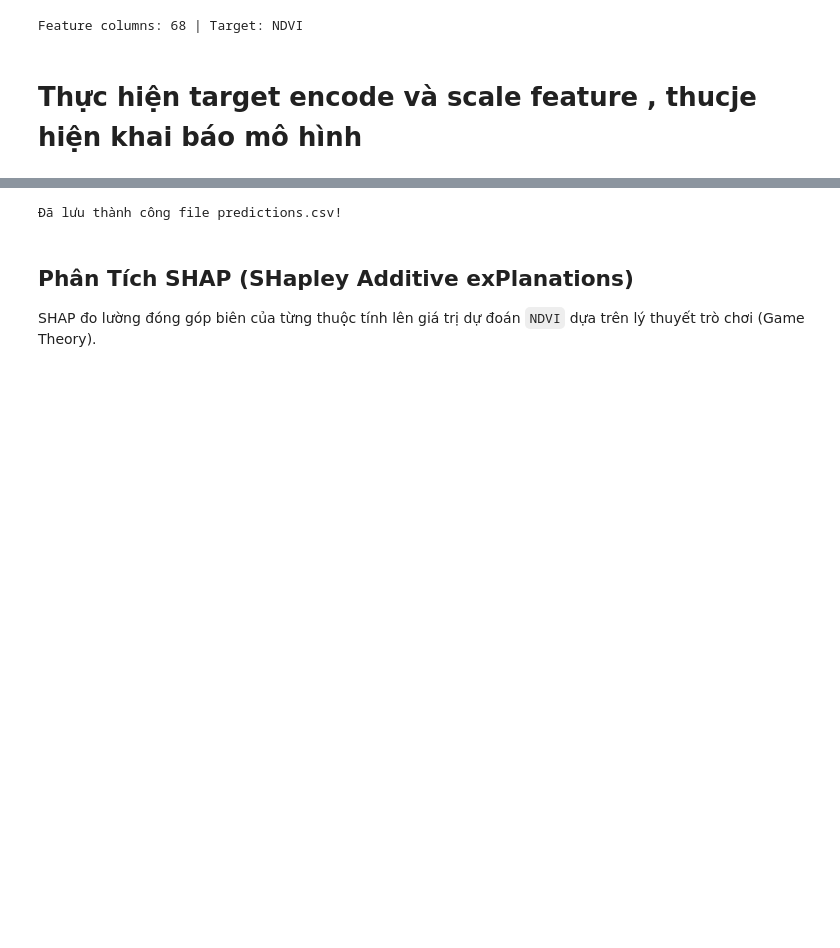
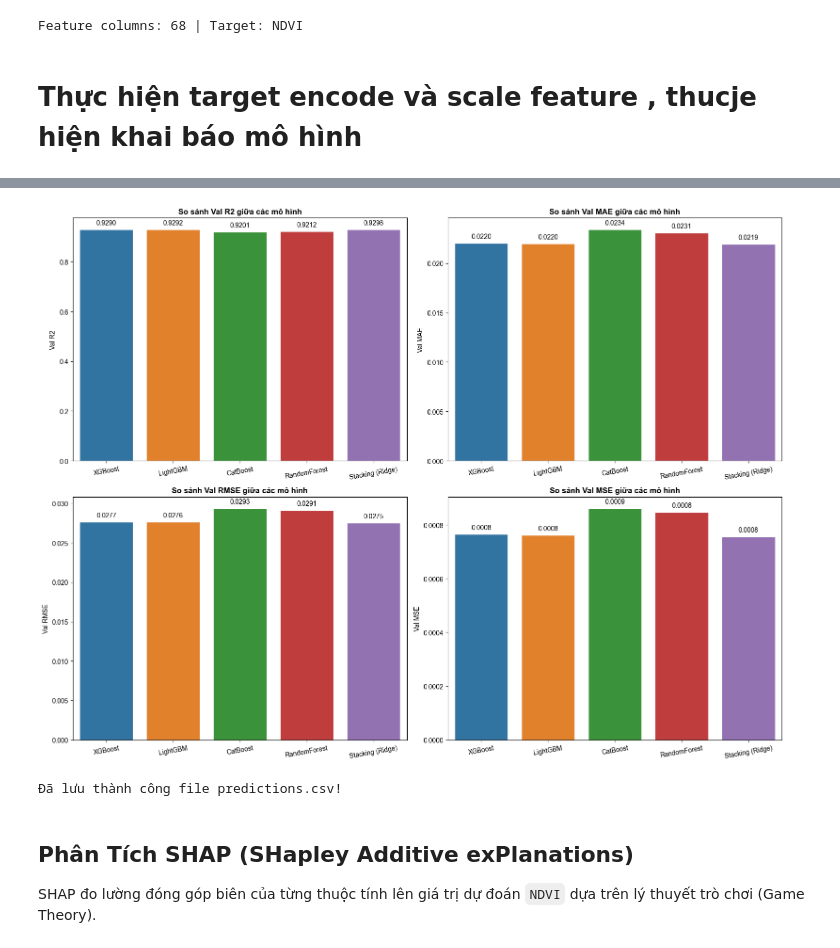
Before and after one commit to AKANEMO22/ADY201m---SU26, a Jupyter notebook: 5. Data Preprocessing & Model/Train_model.ipynb, the cells around one changed output, grey strips where cells are left out. Cells and saved outputs as stored; diff of their text form; code cells hidden in the pictures; blank space fills up the shorter version.

```diff
--- a/5. Data Preprocessing & Model/Train_model.ipynb
+++ b/5. Data Preprocessing & Model/Train_model.ipynb
@@ -119,3 +122,40 @@ Bắt đầu 5-Fold Cross Validation cho từng mô hình...
+# %%
+fig, axes = plt.subplots(2, 2, figsize=(16, 12))
+sns.set_style("whitegrid")
+
+# Rút gọn tên mô hình để biểu đồ dễ nhìn hơn
+results_df_plot = results_df.copy()
+results_df_plot['Model'] = results_df_plot['Model'].str.replace(' (Regularized)', '', regex=False)
+
+# Thứ tự mô hình giống trong ảnh
+model_order = ['XGBoost', 'LightGBM', 'CatBoost', 'RandomForest', 'Stacking (Ridge)']
+
+metrics = [
+    ('Val R2', axes[0, 0], 'So sánh Val R2 giữa các mô hình'),
+    ('Val MAE', axes[0, 1], 'So sánh Val MAE giữa các mô hình'),
+    ('Val RMSE', axes[1, 0], 'So sánh Val RMSE giữa các mô hình'),
+    ('Val MSE', axes[1, 1], 'So sánh Val MSE giữa các mô hình')
+]
+
+for metric, ax, title in metrics:
+    sns.barplot(data=results_df_plot, x='Model', y=metric, ax=ax, order=model_order)
+    ax.set_title(title, fontweight='bold', fontsize=12)
+    ax.set_xlabel('')
+    ax.set_ylabel(metric)
+    ax.tick_params(axis='x', rotation=10)
+
+    # Hiển thị giá trị trên đỉnh cột
+    for p in ax.patches:
+        ax.annotate(f"{p.get_height():.4f}",
+                    (p.get_x() + p.get_width() / 2., p.get_height()),
+                    ha='center', va='bottom',
+                    fontsize=10, color='black', xytext=(0, 5),
+                    textcoords='offset points')
+
+plt.tight_layout()
+plt.show()
+# %% [output]
+[figure, added]
 # %%
 # Export Out-of-fold predictions
 best_model = models['Stacking (Ridge)']
```
Also changed, not shown: parts of 3 cells of this notebook, 12 other files.
